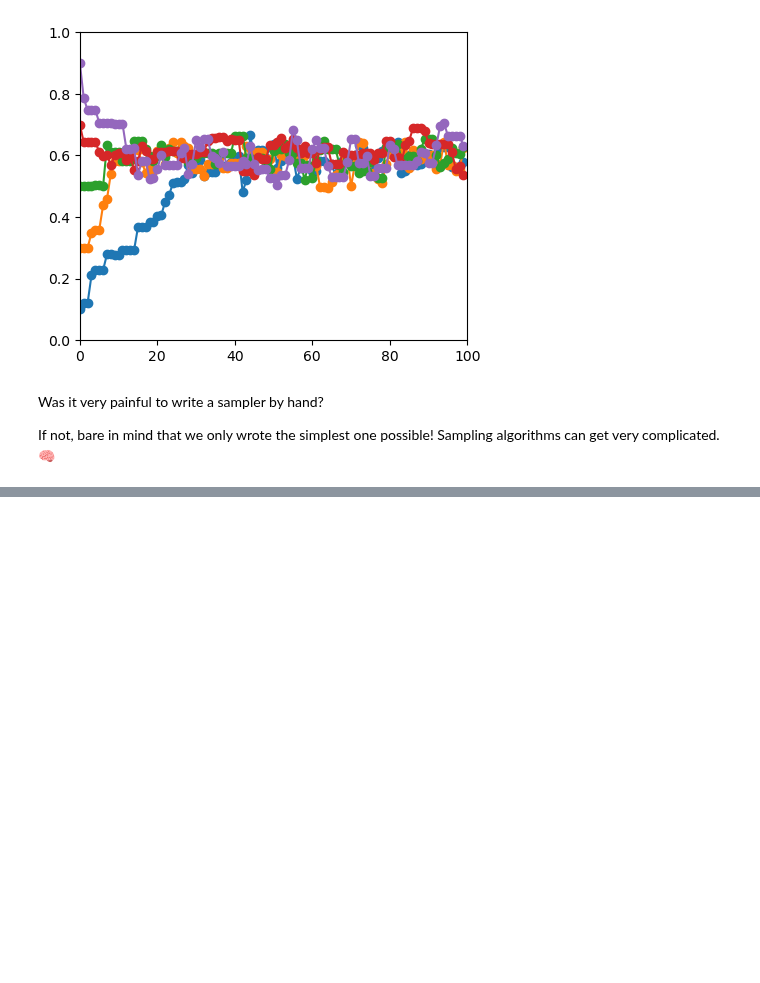
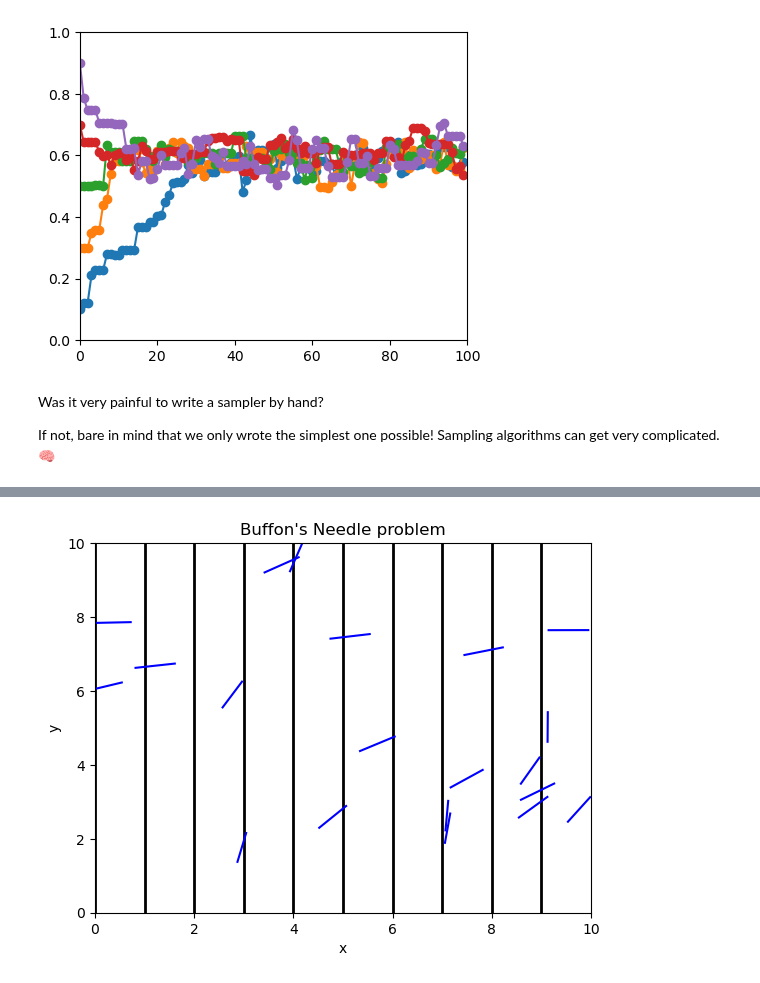
Before and after one commit to elizavetasemenova/prob-epi, a Jupyter notebook: 06_Monte_Carlo_and_MCMC.ipynb, the cells around one changed output, grey strips where cells are left out. Saved outputs shown, nothing was run; the diff lists cells and outputs as text; code cells hidden in the pictures; blank space fills up the shorter version.

Commit message:
Buffon's needle

```diff
--- a/06_Monte_Carlo_and_MCMC.ipynb
+++ b/06_Monte_Carlo_and_MCMC.ipynb
@@ -274,0 +294,42 @@ If not, bare in mind that we only wrote the simplest one possible! Sampling algo
+# %%
+# Visualise Buffon's needle problem
+num_lines = 10       # Number of parallel lines
+line_spacing = 1.0  # Distance between lines
+needle_length = 0.8 # Length of the needle
+num_needles = 20   # Number of needles to drop
+
+# Create a figure and axis for visualization
+fig, ax = plt.subplots()
+
+# Draw the parallel lines vertically
+for i in range(num_lines):
+    line_x = i * line_spacing
+    ax.axvline(x=line_x, color='black', linewidth=2)
+
+# Simulate dropping needles and visualize them
+for _ in range(num_needles):
+    # Randomly choose a midpoint and an angle for the needle
+    mid_point_x = random.uniform(0, num_lines * line_spacing)
+    mid_point_y = random.uniform(0, num_lines * line_spacing)
+    angle = random.uniform(0, math.pi / 2)
+
+    # Calculate the endpoints of the needle
+    x0 = mid_point_x - (needle_length / 2) * math.cos(angle)
+    x1 = mid_point_x + (needle_length / 2) * math.cos(angle)
+    y0 = mid_point_y - (needle_length / 2) * math.sin(angle)
+    y1 = mid_point_y + (needle_length / 2) * math.sin(angle)
+
+    # Plot the needle as a line segment
+    ax.plot([x0, x1], [y0, y1], color='blue')
+
+# Set plot limits and labels
+ax.set_xlim([0, num_lines * line_spacing])
+ax.set_ylim([0, num_lines * line_spacing])
+ax.set_xlabel('x')
+ax.set_ylabel('y')
+ax.set_title("Buffon's Needle problem")
+
+# Show the plot
+plt.show()
+# %% [output]
+[figure, added]
```
Also changed, not shown: parts of 5 cells of this notebook, 1 other file.
